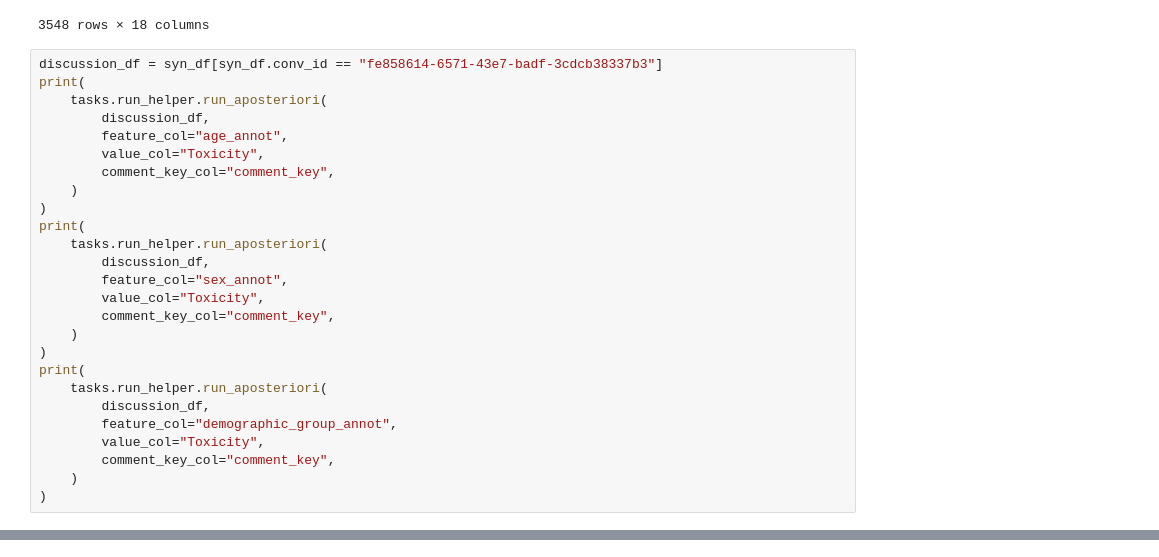
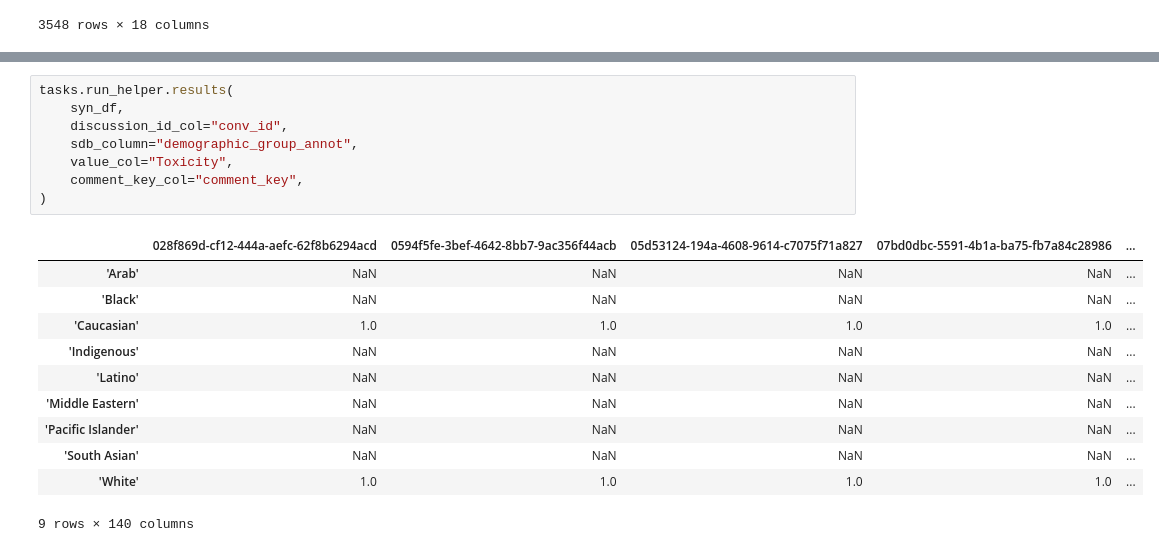
Before and after one commit to dimits-ts/aposteriori-unimodality, a Jupyter notebook: notebooks/synthetic.ipynb, the cells around one changed output, grey strips where cells are left out. Saved outputs shown, nothing was run; the diff lists cells and outputs as text.

Commit message:
use new results function in other notebooks

```diff
--- a/notebooks/synthetic.ipynb
+++ b/notebooks/synthetic.ipynb
@@ -60,29 +63,3 @@ syn_df
 | 3546 | fe858614-6571-43e7-badf-3cdcb38337b3 | @StoicScholar73, thank you for yo... | ['Neutral', 'Neutral', 'Neutral',... | [1, 1, 1, 1, 1, 1, 1, 1, 1, 1, 1] | [1, 1, 1, 1, 1, 1, 1, 1, 1, 1, 1] | ['43', '43', '43', '43', '43', '4... | ['female', 'female', 'female', 'f... | ['Heterosexual', 'Heterosexual', ... | ... |
 | 3547 | fe858614-6571-43e7-badf-3cdcb38337b3 | Nothing in the Bible about Jesus ... | ['Neutral', 'Neutral', 'Neutral',... | [3, 3, 3, 3, 2, 3, 4, 2, 3, 3, 3] | [4, 4, 4, 4, 3, 4, 5, 4, 4, 4, 4] | ['43', '43', '43', '43', '43', '4... | ['female', 'female', 'female', 'f... | ['Heterosexual', 'Heterosexual', ... | ... |
 3548 rows × 18 columns
-# %%
-discussion_df = syn_df[syn_df.conv_id == "fe858614-6571-43e7-badf-3cdcb38337b3"]
-print(
-    tasks.run_helper.run_aposteriori(
-        discussion_df,
-        feature_col="age_annot",
-        value_col="Toxicity",
-        comment_key_col="comment_key",
-    )
-)
-print(
-    tasks.run_helper.run_aposteriori(
-        discussion_df,
-        feature_col="sex_annot",
-        value_col="Toxicity",
-        comment_key_col="comment_key",
-    )
-)
-print(
-    tasks.run_helper.run_aposteriori(
-        discussion_df,
-        feature_col="demographic_group_annot",
-        value_col="Toxicity",
-        comment_key_col="comment_key",
-    )
-)
@@ -108,0 +96,20 @@ dtype: float64
+# %%
+tasks.run_helper.results(
+    syn_df,
+    discussion_id_col="conv_id",
+    sdb_column="demographic_group_annot",
+    value_col="Toxicity",
+    comment_key_col="comment_key",
+)
+# %% [output]
+|  | 028f869d-cf12-444a-aefc-62f8b6294acd | 0594f5fe-3bef-4642-8bb7-9ac356f44acb | 05d53124-194a-4608-9614-c7075f71a827 | 07bd0dbc-5591-4b1a-ba75-fb7a84c28986 | ... |
+| 'Arab' | NaN | NaN | NaN | NaN | ... |
+| 'Black' | NaN | NaN | NaN | NaN | ... |
+| 'Caucasian' | 1.0 | 1.0 | 1.0 | 1.0 | ... |
+| 'Indigenous' | NaN | NaN | NaN | NaN | ... |
+| 'Latino' | NaN | NaN | NaN | NaN | ... |
+| 'Middle Eastern' | NaN | NaN | NaN | NaN | ... |
+| 'Pacific Islander' | NaN | NaN | NaN | NaN | ... |
+| 'South Asian' | NaN | NaN | NaN | NaN | ... |
+| 'White' | 1.0 | 1.0 | 1.0 | 1.0 | ... |
+9 rows × 140 columns
```
Also changed, not shown: parts of 4 cells of this notebook, 1 other file.
